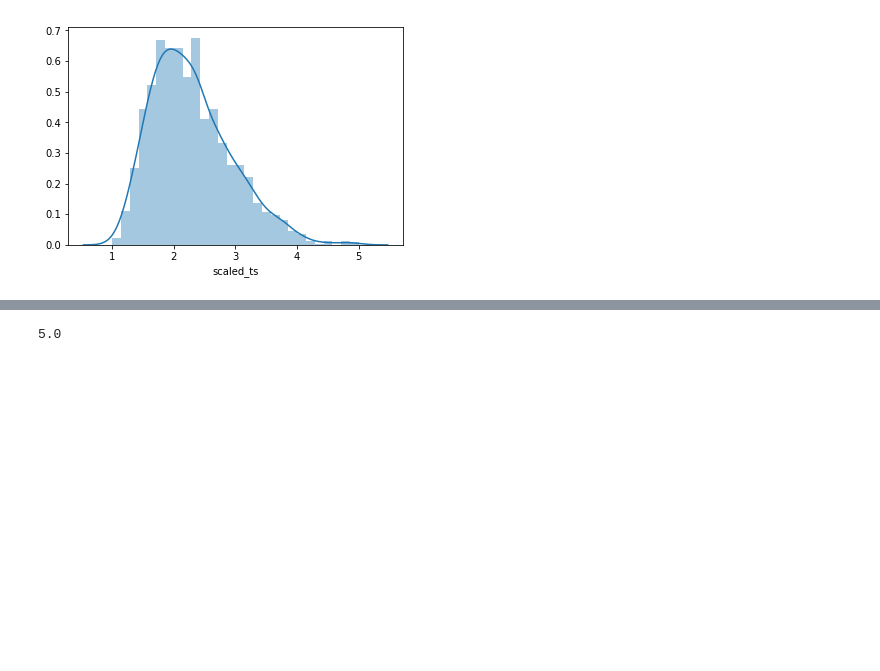
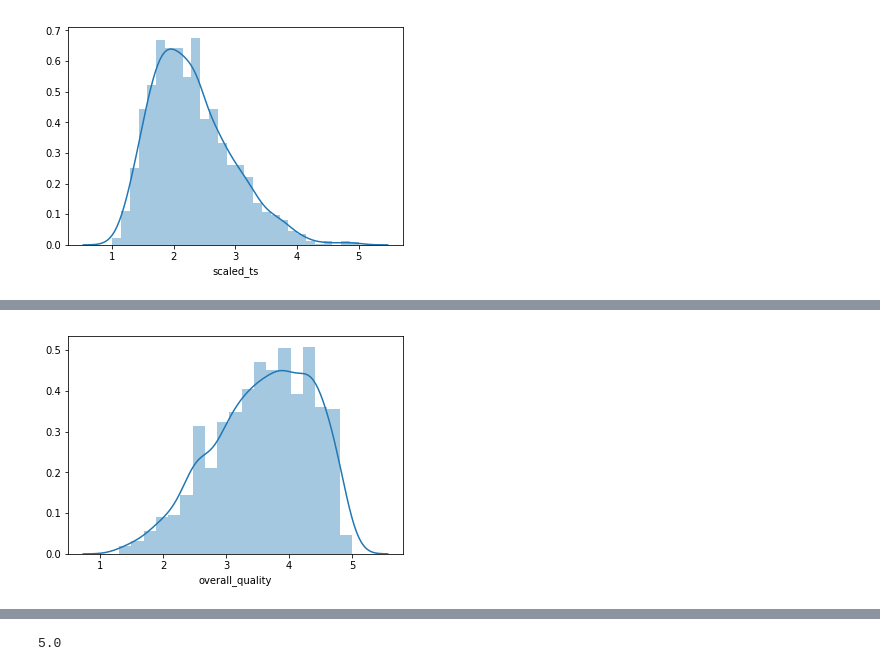
Before and after one commit to zafrinMinoti/rate-my-professor, a Jupyter notebook: notebooks/Post Analysis.ipynb, the cells around one changed output, grey strips where cells are left out. Cells and saved outputs as stored; diff of their text form; code cells hidden in the pictures; blank space fills up the shorter version.

```diff
--- a/notebooks/Post Analysis.ipynb
+++ b/notebooks/Post Analysis.ipynb
@@ -197,0 +204,9 @@ prof.dropna()
+# %%
+prof = pd.read_pickle(datapath+'/processed/prof.pickle')
+# %%
+imgpath = '/home/zafrin/PycharmProjects/RateMyProfessor/docs/img/report'
+# %%
+sns_plot = sns.distplot(prof.overall_quality).get_figure()
+sns_plot.savefig(imgpath+'/overall_quality_filtered_distplot.png')
+# %% [output]
+[figure, added]
```
Also changed, not shown: parts of 33 cells of this notebook, 3 other files.
